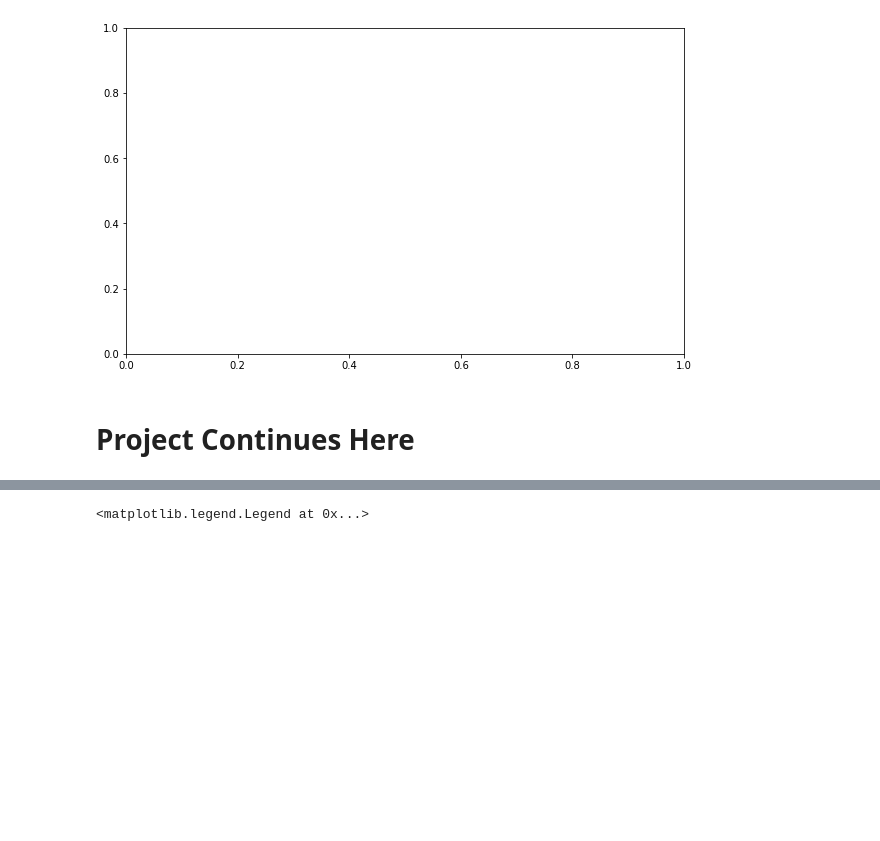
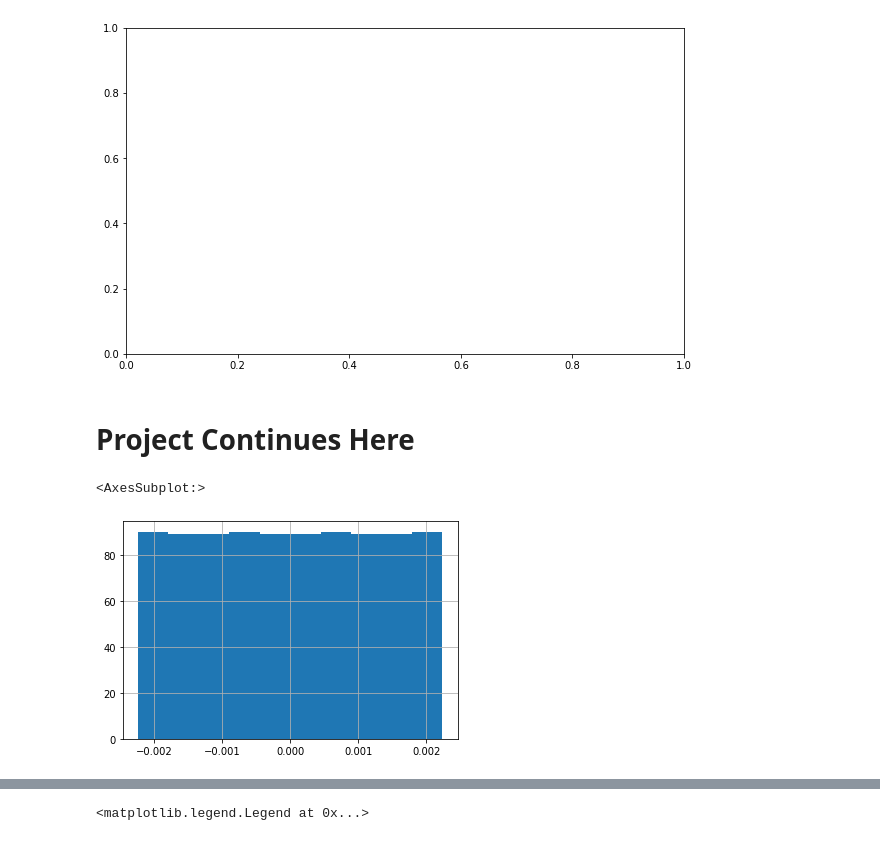
Before and after one commit to lkrenn/SP500_NLP_Project, a Jupyter notebook: Step3-Portfolio_Construction/1-Cosine_Similarity_WholeDoc.ipynb, the cells around one changed output, grey strips where cells are left out. Drawn from its saved outputs; the diff is of its cells as text; code cells hidden in the pictures; blank space fills up the shorter version.

```diff
--- a/Step3-Portfolio_Construction/1-Cosine_Similarity_WholeDoc.ipynb
+++ b/Step3-Portfolio_Construction/1-Cosine_Similarity_WholeDoc.ipynb
@@ -813,6 +813,11 @@ ranks2 = ranked_clustered_score - 1/2
 score2 = ranks2.divide(ranks2.count(axis=1), axis=0)
 predictor2 = 2 * score2 - 1
 predictor2 = predictor2.divide(predictor2.abs().sum(axis=1),axis=0).copy()
+# %%
+predictor2.loc['2020-05-20'].hist()
+# %% [output]
+<AxesSubplot:>
+[figure, added]
 # %%
 #returns = rets.iloc[:,rets.columns.isin(ranks.columns)]
 returns = rets.loc[:,ranks.columns]
```
Also changed, not shown: parts of 5 cells of this notebook, 2 other files.
